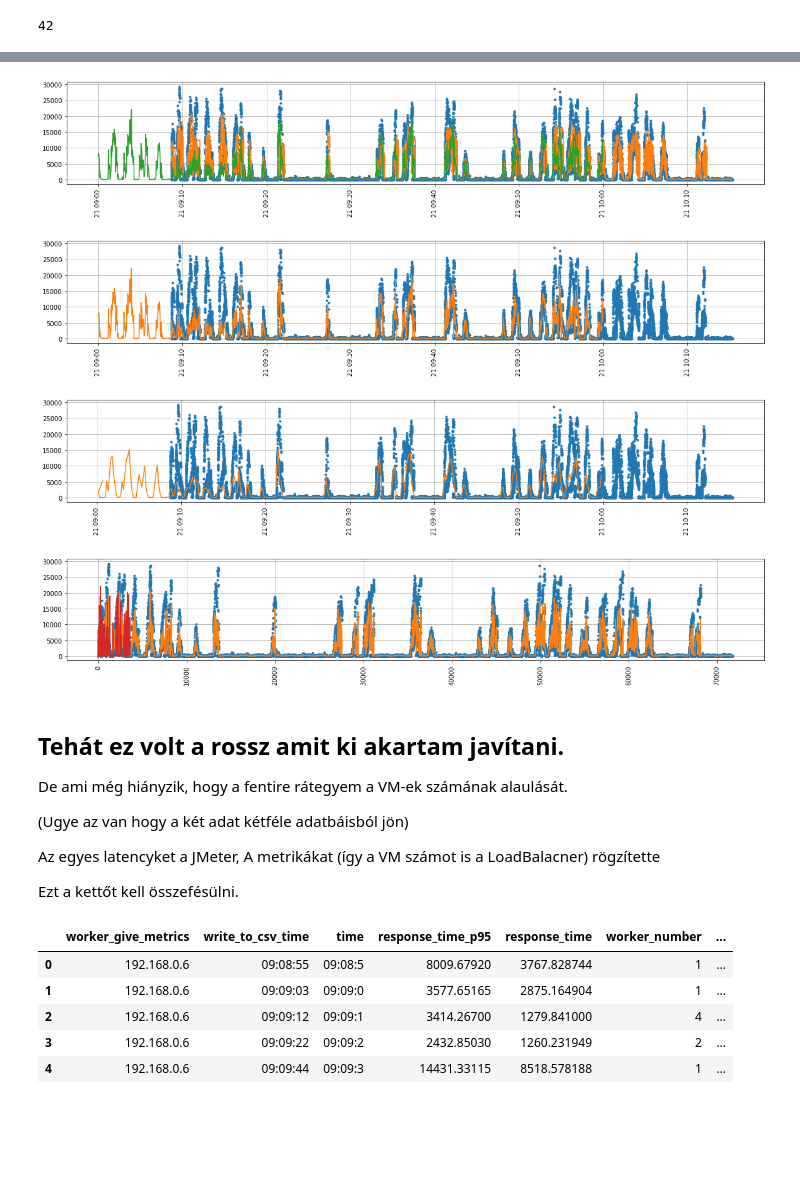
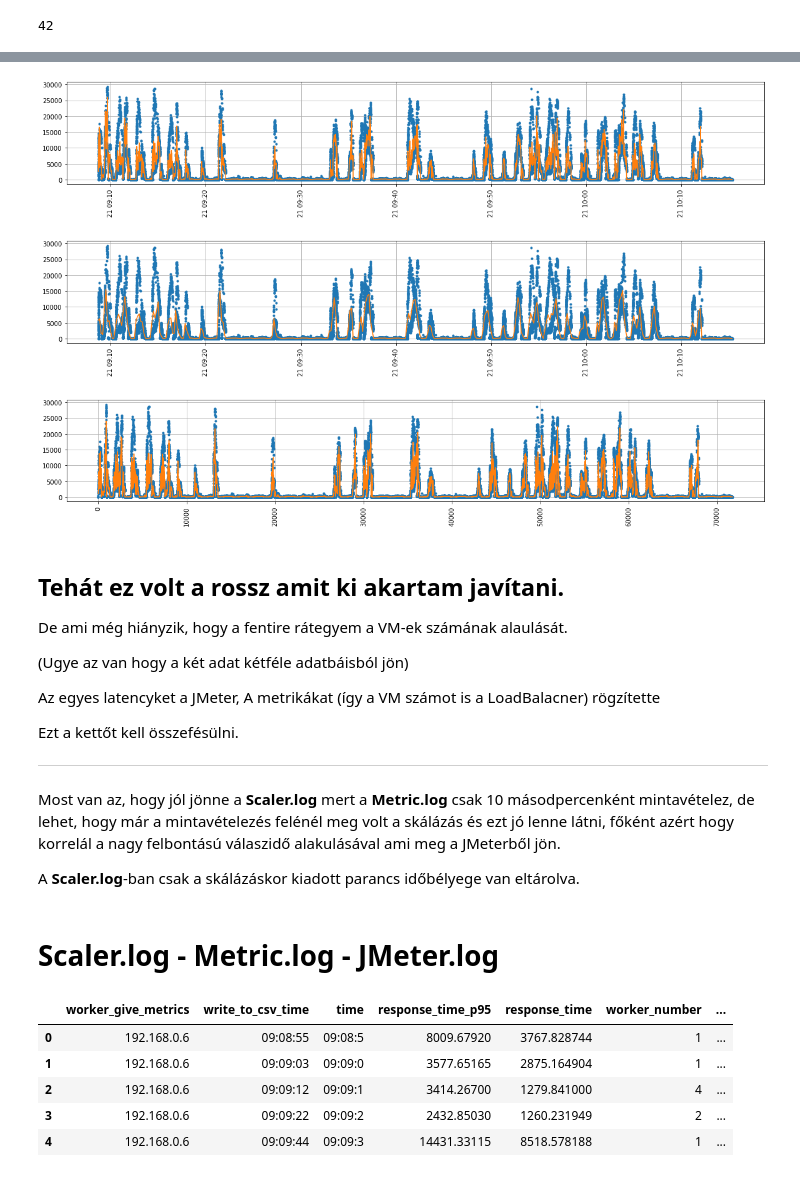
Before and after one commit to JoDeMiro/Scaler, a Jupyter notebook: Train/Train26/JMeter_Reader.ipynb, the cells around one changed output, grey strips where cells are left out. Saved outputs shown, nothing was run; the diff lists cells and outputs as text; code cells hidden in the pictures; blank space fills up the shorter version.

Commit message:
Best JMeter_Reader.ipynb

```diff
--- a/Train/Train26/JMeter_Reader.ipynb
+++ b/Train/Train26/JMeter_Reader.ipynb
@@ -53,0 +38,8 @@ jf.head(2)
+# %%
+# Beérkezés sorrendje helyett a kiküldés sorrendjében rendezve
+
+jf = jf.sort_values(by='timeStamp', ignore_index=True)
+
+jf = jf.reset_index(drop=True)
+
+jf.head(3)
@@ -243,6 +235,7 @@ jf['date'][0].second
 # %% [output]
 42
 # %%
+jf['hour']   = jf['date'].map(lambda x : x.hour)
 jf['minute'] = jf['date'].map(lambda x : x.minute)
 jf['second'] = jf['date'].map(lambda x : x.second)
 jf['sec']    = jf['date'].map(lambda x : x.second//10)
@@ -400,46 +416,38 @@ from datetime import datetime, timedelta
 
 # tz['date'] = tz['date'] + timedelta(seconds=1)
 # tp['date'] = tp['date'] + timedelta(seconds=1)
+# %%
+# Idő alapú (jo) -> ez kell majd nekem
+plt.figure(figsize=(20, 3))
+plt.plot(jf['date'], jf['Latency'], marker='.', linewidth=0)
+plt.plot(tp['date'], tp['md'])
+plt.grid(b='on')
+plt.xticks(rotation=90)
+plt.show()
+# %% [output]
+[figure, added]
+# %%
+# Idő alapú (jo) -> esetleg még ez (ha nagyon sok adat van és hosszú volt a futás)
+plt.figure(figsize=(20, 3))
+plt.plot(jf['date'], jf['Latency'], marker='.', linewidth=0)
+plt.plot(tz['date'], tz['md'])
+plt.grid(b='on')
+plt.xticks(rotation=90)
+plt.show()
+# %% [output]
+[figure, added]
 # %%
-# Idő alapú
-plt.figure(figsize=(20, 3))
-plt.plot(jf['date'], jf['Latency'], marker='.', linewidth=0)
-plt.plot(jf['date'], jf['ma10rt'])
-plt.plot(tp['date'], tp['md'])
-plt.grid(b='on')
-plt.xticks(rotation=90)
-plt.savefig('test.png')
+# Seqvencia alapú (ahogy jöttek be a kérések úgy van plottolva sorban egymás után)
 
-# Idő alapú (jo) -> ez kell majd nekem
-plt.figure(figsize=(20, 3))
-plt.plot(jf['date'], jf['Latency'], marker='.', linewidth=0)
-plt.plot(tp['date'], tp['md'])
-plt.grid(b='on')
-plt.xticks(rotation=90)
-plt.savefig('test.png')
-
-# Idő alapú (jo) -> esetleg még ez (ha nagyon sok adat van és hosszú volt a futás)
-plt.figure(figsize=(20, 3))
-plt.plot(jf['date'], jf['Latency'], marker='.', linewidth=0)
-plt.plot(tz['date'], tz['md'])
-plt.grid(b='on')
-plt.xticks(rotation=90)
-plt.savefig('test.png')
-
-# Seqvencia alapú (ahogy jöttek be a kérések úgy van plottolva sorban egymás után)
+# Az erre helyezet 10-es mozgóátlag nem az elmúlt 10 mp hanem az utolsó 10 kérés válaszidejének átlaga
 plt.figure(figsize=(20, 3))
 plt.plot(jf['Latency'], marker='.', linewidth=0)
 plt.plot(jf['ma10rt'])
-plt.plot(md.values)
-plt.plot(tp['md'])
 plt.grid(b='on')
 plt.xticks(rotation=90)
-plt.savefig('test.png')
+plt.show()
 # %% [output]
-[figure, old version]
+[figure, new version]
-[figure, removed]
-[figure, removed]
-[figure, removed]
 # %% [markdown]
 ## Tehát ez volt a rossz amit ki akartam javítani.
 
@@ -450,6 +458,14 @@ De ami még hiányzik, hogy a fentire rátegyem a VM-ek számának alaulását.
 Az egyes latencyket a JMeter, A metrikákat (így a VM számot is a LoadBalacner) rögzítette
 
 Ezt a kettőt kell összefésülni.
+
+---
+
+Most van az, hogy jól jönne a **Scaler.log** mert a **Metric.log** csak 10 másodpercenként mintavételez, de lehet, hogy már a mintavételezés felénél meg volt a skálázás és ezt jó lenne látni, főként azért hogy korrelál a nagy felbontású válaszidő alakulásával ami meg a JMeterből jön.
+
+A **Scaler.log**-ban csak a skálázáskor kiadott parancs időbélyege van eltárolva.
+# %% [markdown]
+# Scaler.log - Metric.log - JMeter.log
 # %%
 metric_file_name = 'metric_train_by_none.log'
 
```
Also changed, not shown: parts of 82 cells of this notebook.
